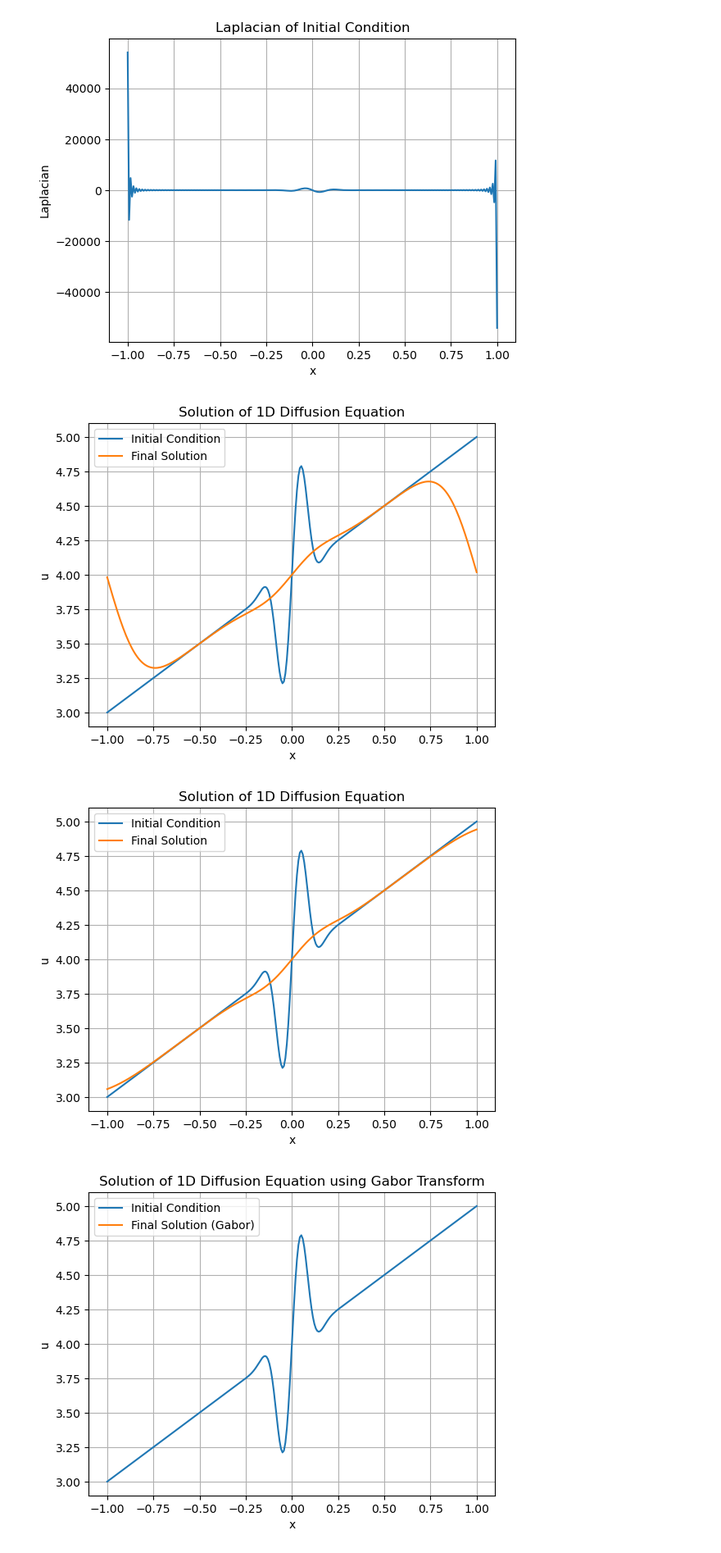
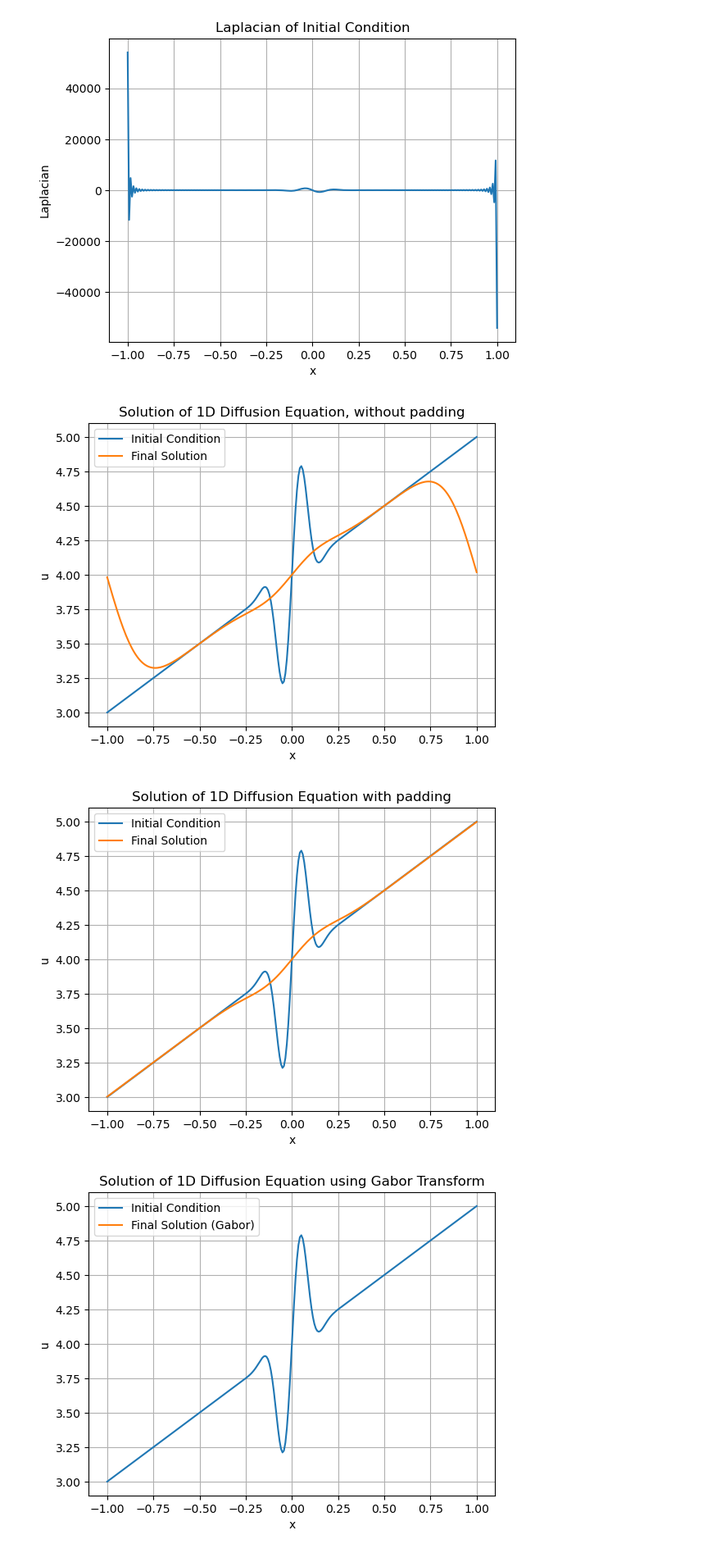
Before and after one commit to rishiiyer01/Personal, a Jupyter notebook: FFTPDETESTING.ipynb, the cells around one changed output. Shown at 82% size. Saved outputs shown, nothing was run; the diff lists cells and outputs as text; code cells hidden in the pictures.

```diff
--- a/FFTPDETESTING.ipynb
+++ b/FFTPDETESTING.ipynb
@@ -92,40 +92,43 @@ u_final = integrate_pde(u_initial, alpha, dx, dt, T,N)
 # Plot the final solution
 plt.plot(x, u_initial, label="Initial Condition")
 plt.plot(x, u_final, label="Final Solution")
-plt.title('Solution of 1D Diffusion Equation')
+plt.title('Solution of 1D Diffusion Equation, without padding')
 plt.xlabel('x')
 plt.ylabel('u')
 plt.legend()
 plt.grid(True)
 plt.show()
 # %% [output]
-[figure, old version]
+[figure, new version]
 # %%
 ##TESTING PADDING FOR DIRICHLET NON PERIODIC CONDITIONS
 # Parameters for padding
-padding_factor = 2  # Number of times to extend the domain
+padding_factor = 3 # Change the padding factor to 3 (or any other desired value)
 
 # Extend the domain and initial condition
 N_extended = N * padding_factor
 x_extended = np.linspace(-1 * padding_factor, 1 * padding_factor, N_extended)
-u_initial_extended = np.exp(-100 * (x_extended)**2)*np.sin(25*x_extended) + x_extended + 4
-u_initial_extended[:N//2] = 3  # Left padding with boundary value
-u_initial_extended[-N//2:] = 5  # Right padding with boundary value
-u_final = integrate_pde(u_initial_extended, alpha, dx, dt, T,N_extended)
+u_initial_extended = np.exp(-100 * (x_extended)**2) * np.sin(25 * x_extended) + x_extended + 4
+u_initial_extended[:N//2] = 3 # Left padding with boundary value
+u_initial_extended[-N//2:] = 5 # Right padding with boundary value
+
+u_final = integrate_pde(u_initial_extended, alpha, dx, dt, T, N_extended)
+
 # Extract the solution in the original domain by removing padding
-u_final = u_final[N//2:-N//2]
+padding_points = (N_extended - N) // 2
+u_final = u_final[padding_points:-padding_points]
+
 # Plot the final solution
 plt.plot(x, u_initial, label="Initial Condition")
 plt.plot(x, u_final, label="Final Solution")
-plt.title('Solution of 1D Diffusion Equation')
+plt.title('Solution of 1D Diffusion Equation with padding')
 plt.xlabel('x')
 plt.ylabel('u')
 plt.legend()
 plt.grid(True)
-plt.show()
 #YOU PAD WITH THE BOUNDARY CONDITION TO ACHIEVE BOUNDARY CONDITION
 # %% [output]
-[figure, old version]
+[figure, new version]
 # %%
 import pywt
 # Define the Gabor transform and its inverse
```
Also changed, not shown: 1 other file.
